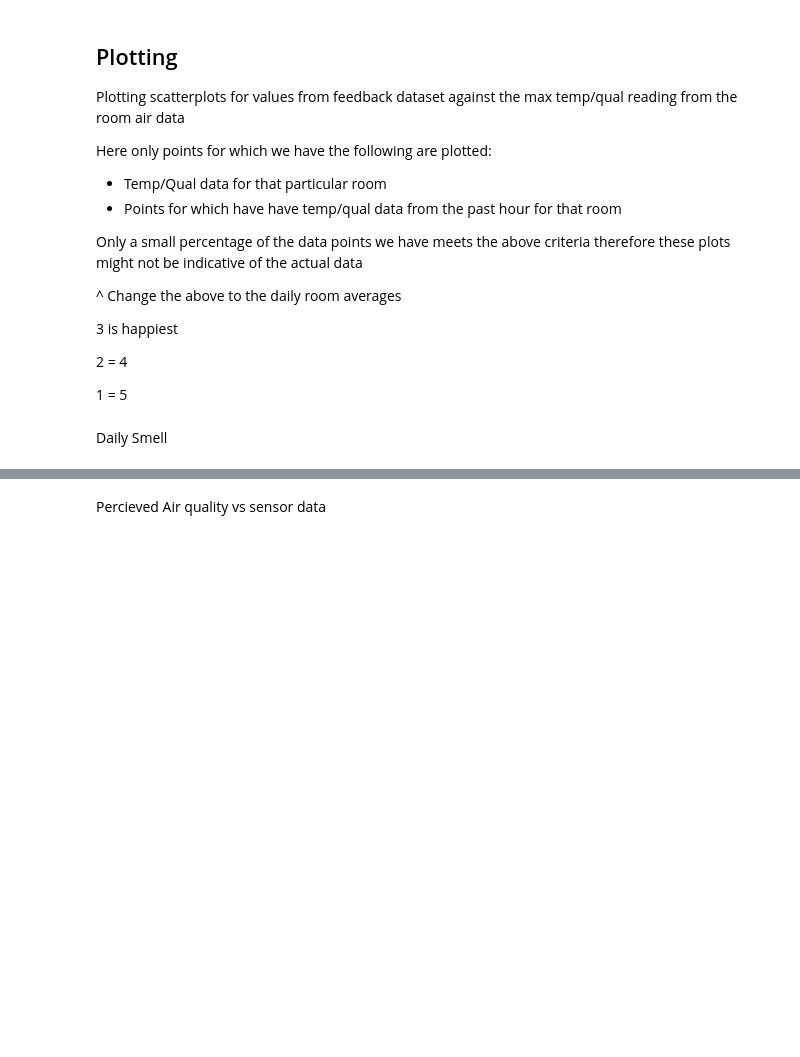
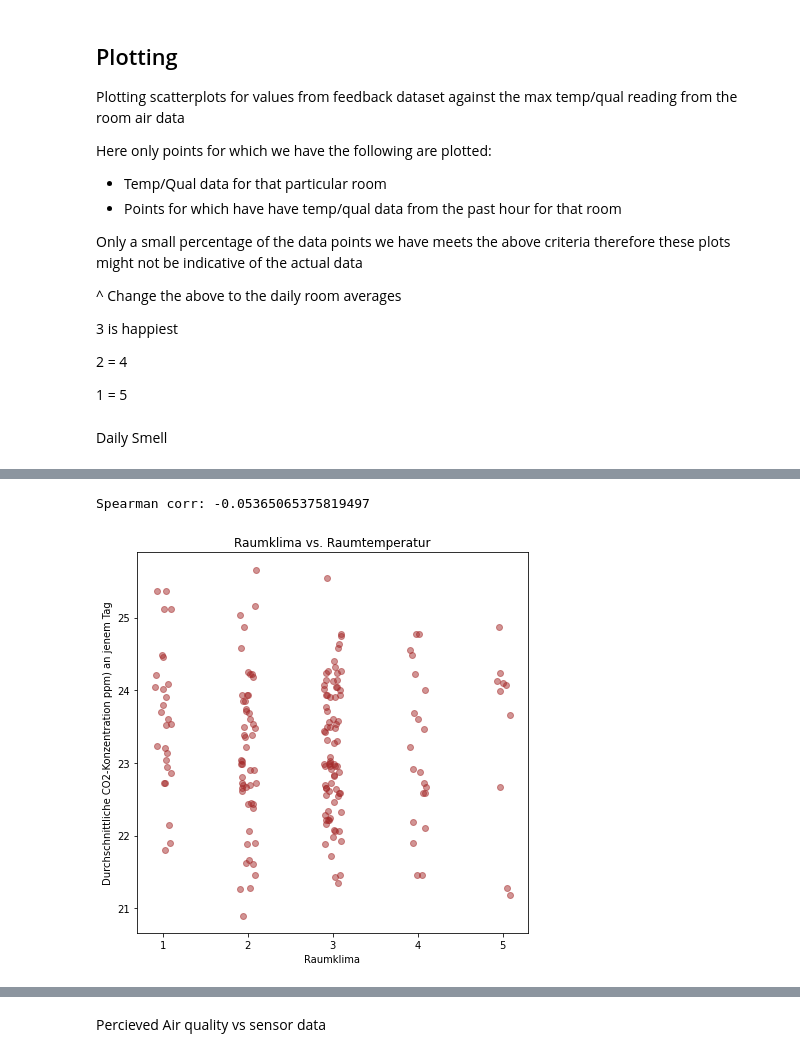
Before and after one commit to tug-cps/SchoolFeedback, a Jupyter notebook: notebooks/trends_data.ipynb, the cells around one changed output, grey strips where cells are left out. Drawn from its saved outputs; the diff is of its cells as text; code cells hidden in the pictures; blank space fills up the shorter version.

```diff
--- a/notebooks/trends_data.ipynb
+++ b/notebooks/trends_data.ipynb
@@ -296,0 +297,31 @@ Spearman corr: -0.034660961522229396
+# %%
+dataframe = hourly_indoorClimate_df
+type = 'temp'
+
+x = dataframe[dataframe.columns[1]] #feedback value
+y = []
+
+for timestamp, room in zip(dataframe[dataframe.columns[0]],dataframe[dataframe.columns[2]]): #0=timestamp, 2=roomName
+    #max getting room air temp/qual for that room in the past hour
+    y.append(get_daily_average_value(timestamp,room,type))
+
+plt.figure()
+plt.scatter(Jitter(x,0.1), y, alpha=0.5, color='brown')
+
+plt.title('Raumklima vs. Raumtemperatur')
+
+
+#dropping nan values and calculating correlation between x and y
+print("Spearman corr: "+str(pd.DataFrame({"x":x, 'y':y}).dropna().corr(method='spearman')['y']['x']))
+
+plt.xlabel('Raumklima')
+plt.ylabel('Durchschnittliche CO2-Konzentration ppm) an jenem Tag')
+
+plt.xticks([1,2,3,4,5])
+
+
+plt.savefig("../plots/room_air_"+type+"/"+dataframe.columns[1]+".png")
+plt.show()
+# %% [output]
+Spearman corr: -0.05365065375819497
+[figure, added]
```
Also changed, not shown: parts of 6 cells of this notebook, 1 other file.
